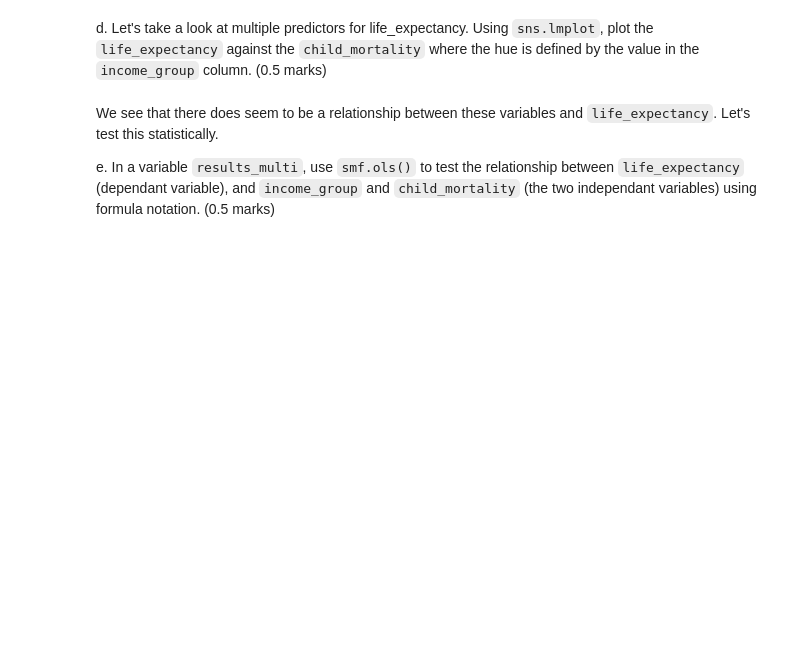
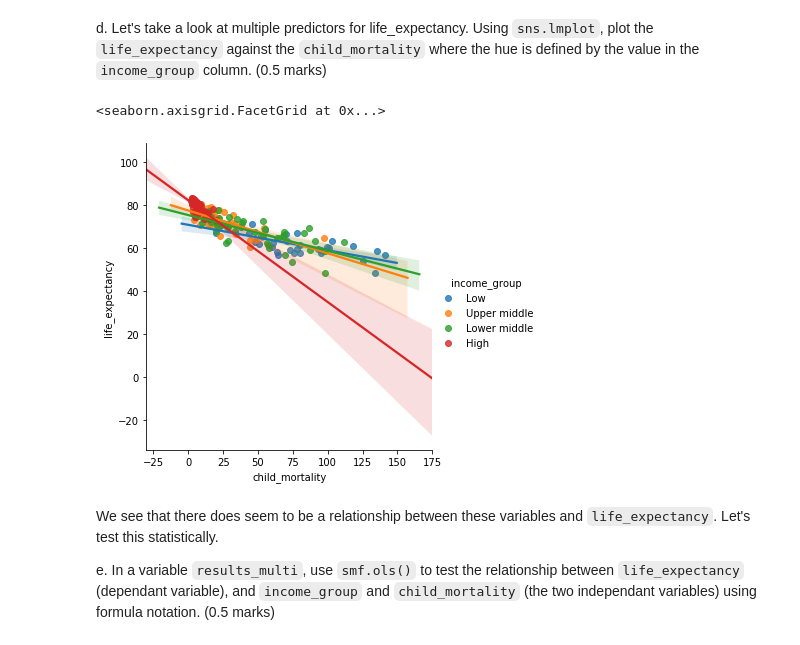
Before and after one commit to constructor-s/BME1478_Assignments, a Jupyter notebook: a10/last_first_assignment10.ipynb, the cells around one changed output. Cells and saved outputs as stored; diff of their text form; code cells hidden in the pictures; blank space fills up the shorter version.

```diff
--- a/a10/last_first_assignment10.ipynb
+++ b/a10/last_first_assignment10.ipynb
@@ -146,6 +236,11 @@ If we want to test for multivariate associations (y), we can modify our formulas
 ___
 # %% [markdown]
 d. Let's take a look at multiple predictors for life_expectancy. Using `sns.lmplot`, plot the `life_expectancy` against the `child_mortality` where the hue is defined by the value in the `income_group` column. (0.5 marks)
+# %%
+sns.lmplot(x="child_mortality", y="life_expectancy", hue="income_group", data=world_data_2014)
+# %% [output]
+<seaborn.axisgrid.FacetGrid at 0x...>
+[figure, added]
 # %% [markdown]
 We see that there does seem to be a relationship between these variables and `life_expectancy`. Let's test this statistically.
 
```
Also changed, not shown: parts of 16 cells of this notebook.
